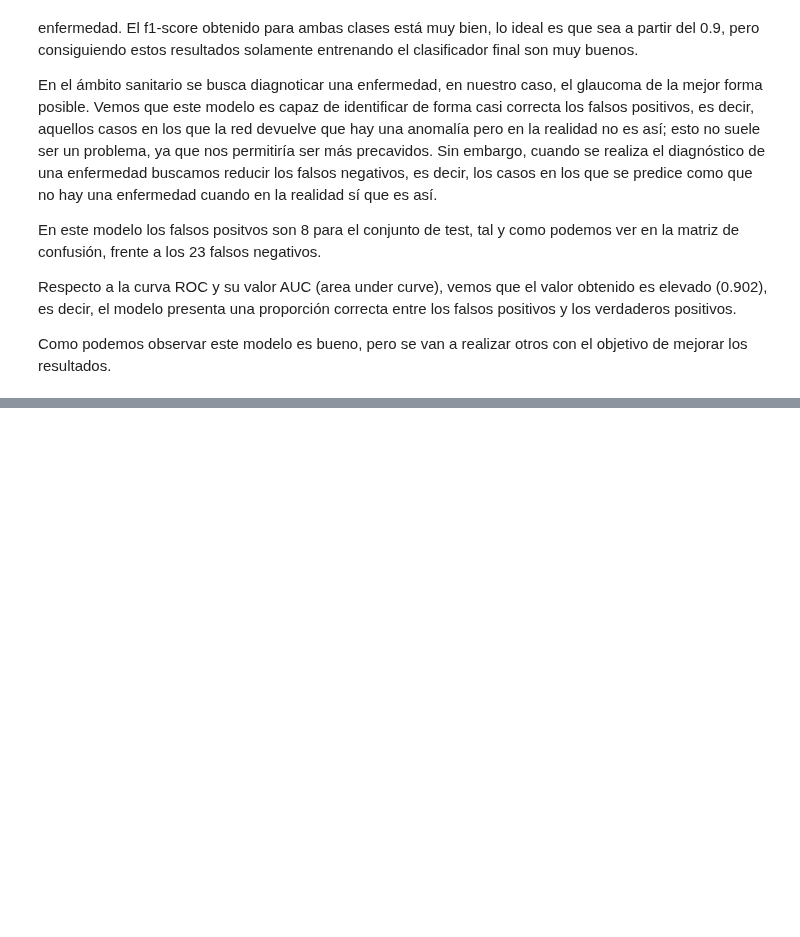
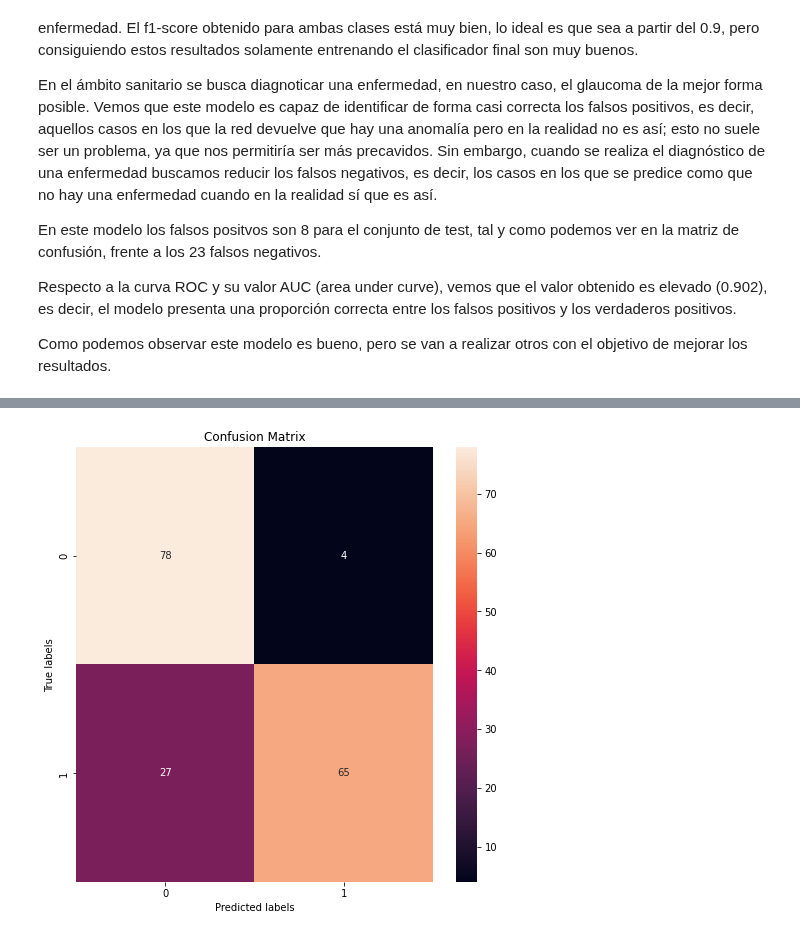
Before and after one commit to mariousm/Data-Science-Master, a Jupyter notebook: 2021-22/SegundoSemestre/DeepLearning/PRA/UbiernaSanMamesMario_PRA.ipynb, the cells around one changed output, grey strips where cells are left out. Saved outputs shown, nothing was run; the diff lists cells and outputs as text; code cells hidden in the pictures; blank space fills up the shorter version.

```diff
--- a/2021-22/SegundoSemestre/DeepLearning/PRA/UbiernaSanMamesMario_PRA.ipynb
+++ b/2021-22/SegundoSemestre/DeepLearning/PRA/UbiernaSanMamesMario_PRA.ipynb
@@ -758,0 +843,19 @@ Como podemos observar este modelo es bueno, pero se van a realizar otros con el
+# %%
+# Cargamos el modelo 1
+model_base = load_model("/content/drive/MyDrive/practica_DL_UOC_2022/models/Fold0/model1/model_EP69_OPsgd_LR0.001.pickle", custom_objects={"get_f1": get_f1})
+
+# Descongelamos las últimas 20 capas del modelo 1
+model2 = unfreeze_model(model=model_base,
+                        optimizer="adam",
+                        learning_rate=1e-4,
+                        type_model="partial")
+
+# Entrenamos el modelo 2
+history_model2 = model2.fit(
+    X_train,
+    y_train,
+    validation_data=(X_valid, y_valid),
+    epochs = 100,
+    batch_size=64,
+    callbacks=[early_stopping_model1]
+)
@@ -758,0 +906,10 @@ Como podemos observar este modelo es bueno, pero se van a realizar otros con el
+# %%
+y_probs = model2.predict(X_test)
+y_preds = []
+
+# Cálculo de la salida de la red
+for y_prob in y_probs:
+  if y_prob < 0.5:
+    y_preds.append(0)
+  else:
+    y_preds.append(1)
@@ -758,0 +929,4 @@ Como podemos observar este modelo es bueno, pero se van a realizar otros con el
+# %%
+plot_confusion_matrix(y_test, y_preds)
+# %% [output]
+[figure, added]
```
Also changed, not shown: parts of 26 cells of this notebook.
